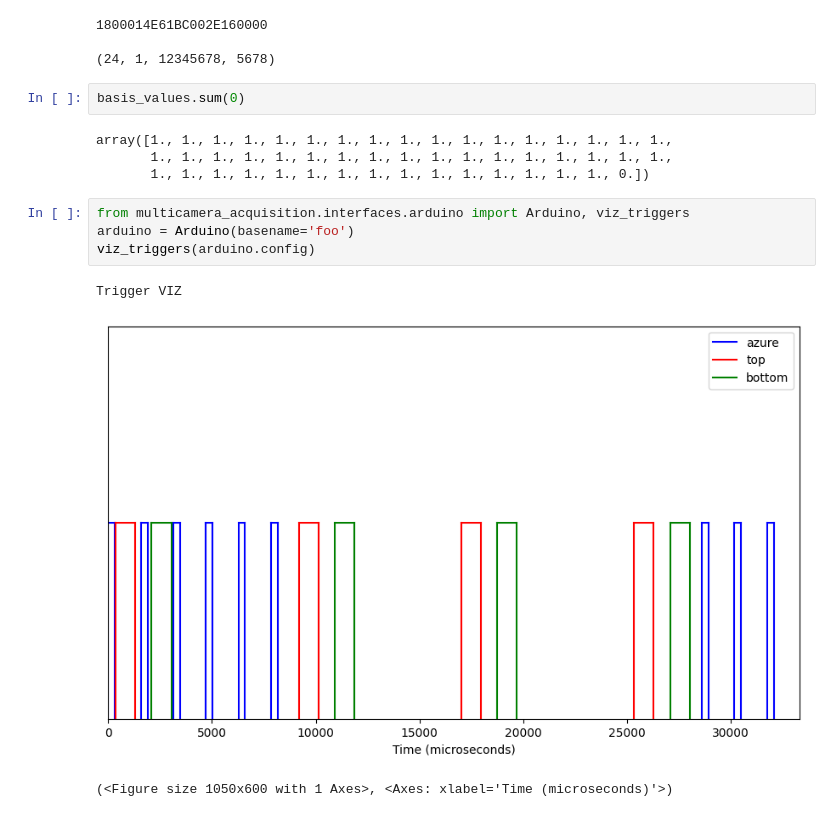
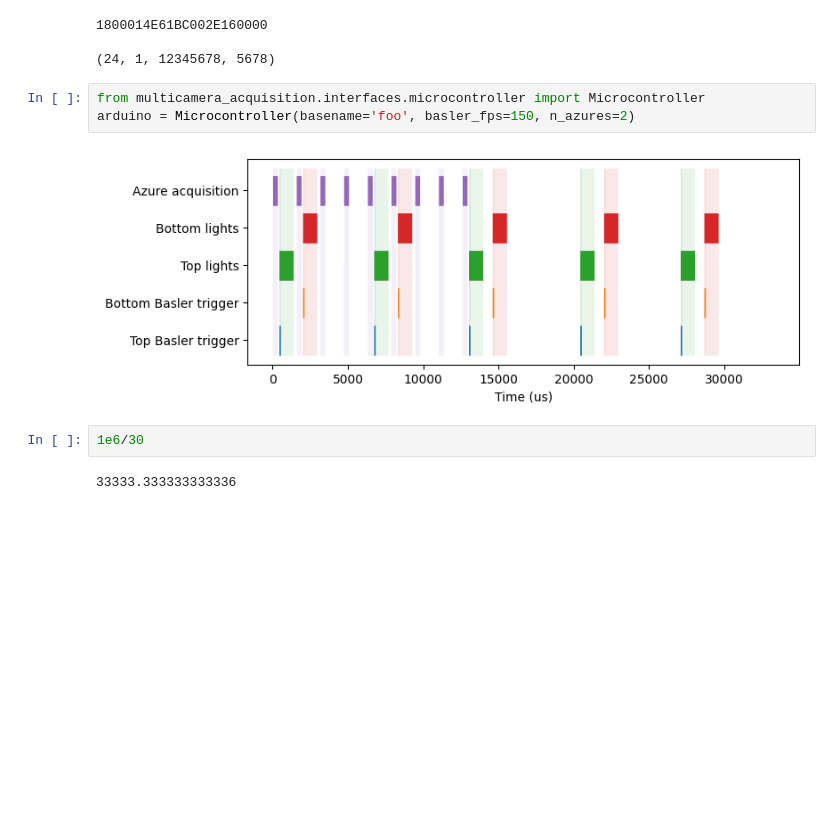
Before and after one commit to dattalab-6-cam/multicamera_acquisition, a Jupyter notebook: arduino_firmware/caleb_refactor_test.ipynb, the cells around one changed output. Drawn from its saved outputs; the diff is of its cells as text; blank space fills up the shorter version.

```diff
--- a/arduino_firmware/caleb_refactor_test.ipynb
+++ b/arduino_firmware/caleb_refactor_test.ipynb
@@ -81,17 +81,12 @@ print(parse_serial_message(test_serial_line))
 1800014E61BC002E160000
 
 (24, 1, 12345678, 5678)
-# %%
-basis_values.sum(0)
-# %% [output]
-array([1., 1., 1., 1., 1., 1., 1., 1., 1., 1., 1., 1., 1., 1., 1., 1., 1.,
-       1., 1., 1., 1., 1., 1., 1., 1., 1., 1., 1., 1., 1., 1., 1., 1., 1.,
-       1., 1., 1., 1., 1., 1., 1., 1., 1., 1., 1., 1., 1., 1., 1., 0.])
 # %%
-from multicamera_acquisition.interfaces.arduino import Arduino, viz_triggers
-arduino = Arduino(basename='foo')
-viz_triggers(arduino.config)
+from multicamera_acquisition.interfaces.microcontroller import Microcontroller
+arduino = Microcontroller(basename='foo', basler_fps=150, n_azures=2)
 # %% [output]
-Trigger VIZ
-[figure, old version]
+[figure, new version]
-(<Figure size 1050x600 with 1 Axes>, <Axes: xlabel='Time (microseconds)'>)
+# %%
+1e6/30
+# %% [output]
+33333.333333333336
```
Also changed, not shown: 3 other files.
